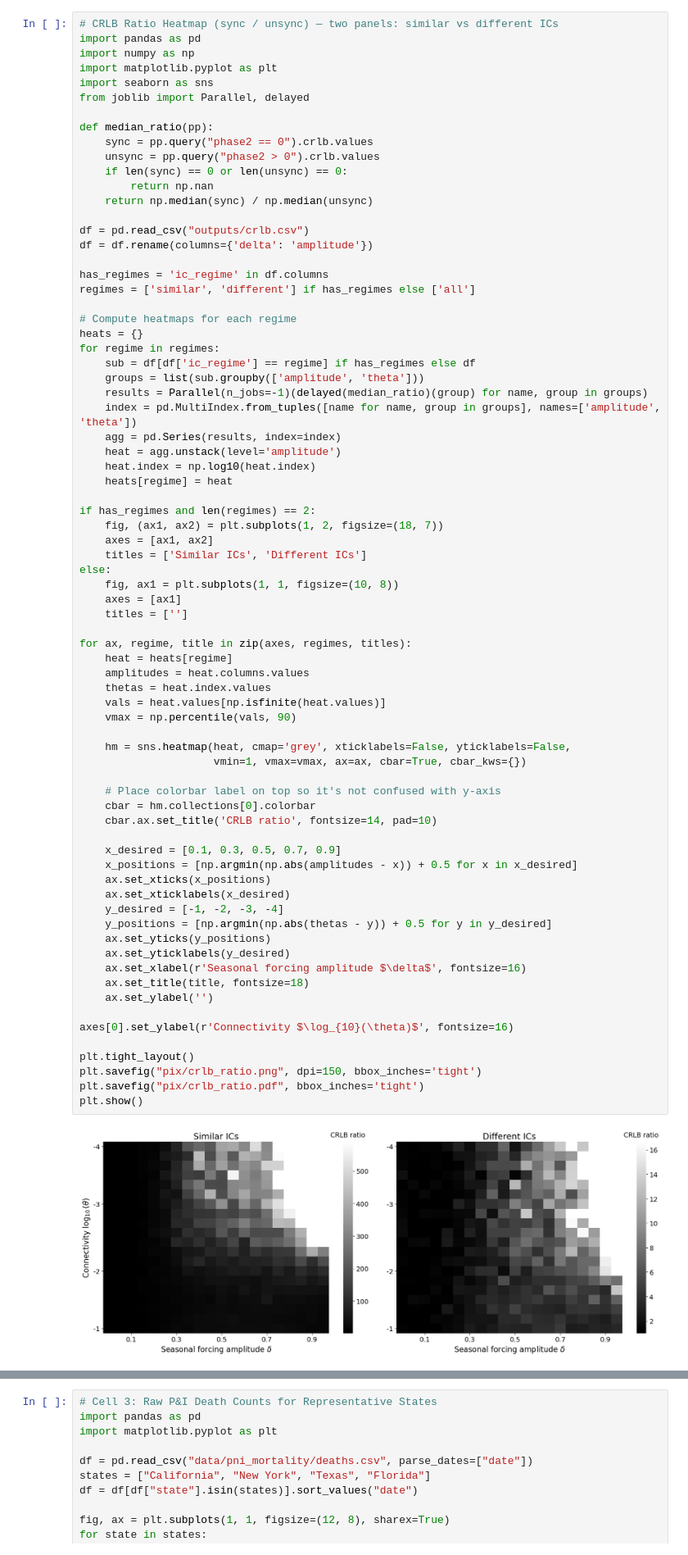
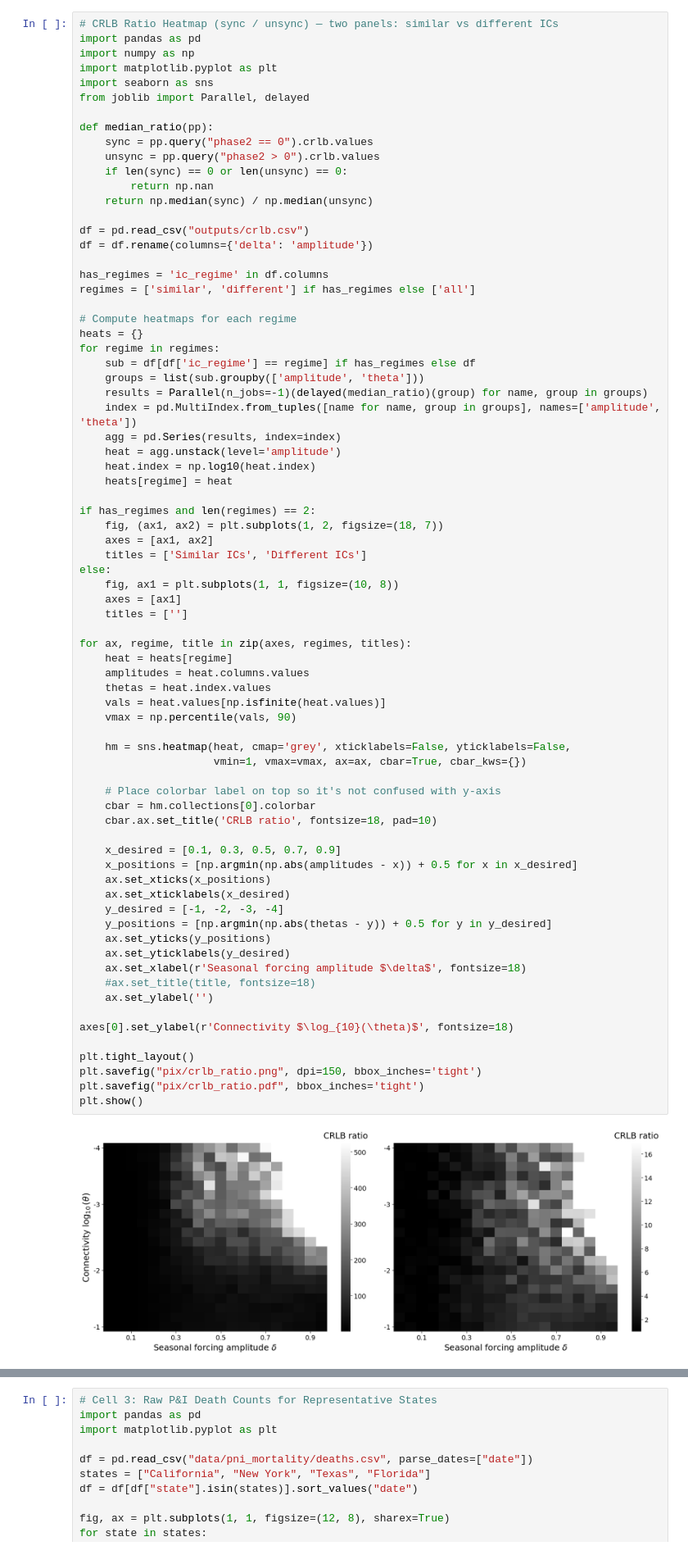
Before and after one commit to yairdaon/contacts, a Jupyter notebook: visualization_notebook.ipynb, the cells around one changed output, grey strips where cells are left out. Shown at 82% size. Cells and saved outputs as stored; diff of their text form.

```diff
--- a/visualization_notebook.ipynb
+++ b/visualization_notebook.ipynb
@@ -103,38 +103,38 @@ else:
 
 for ax, regime, title in zip(axes, regimes, titles):
     heat = heats[regime]
     amplitudes = heat.columns.values
     thetas = heat.index.values
     vals = heat.values[np.isfinite(heat.values)]
     vmax = np.percentile(vals, 90)
 
     hm = sns.heatmap(heat, cmap='grey', xticklabels=False, yticklabels=False,
                      vmin=1, vmax=vmax, ax=ax, cbar=True, cbar_kws={})
 
     # Place colorbar label on top so it's not confused with y-axis
     cbar = hm.collections[0].colorbar
-    cbar.ax.set_title('CRLB ratio', fontsize=14, pad=10)
+    cbar.ax.set_title('CRLB ratio', fontsize=18, pad=10)
 
     x_desired = [0.1, 0.3, 0.5, 0.7, 0.9]
     x_positions = [np.argmin(np.abs(amplitudes - x)) + 0.5 for x in x_desired]
     ax.set_xticks(x_positions)
     ax.set_xticklabels(x_desired)
     y_desired = [-1, -2, -3, -4]
     y_positions = [np.argmin(np.abs(thetas - y)) + 0.5 for y in y_desired]
     ax.set_yticks(y_positions)
     ax.set_yticklabels(y_desired)
-    ax.set_xlabel(r'Seasonal forcing amplitude $\delta$', fontsize=16)
-    ax.set_title(title, fontsize=18)
+    ax.set_xlabel(r'Seasonal forcing amplitude $\delta$', fontsize=18)
+    #ax.set_title(title, fontsize=18)
     ax.set_ylabel('')
 
-axes[0].set_ylabel(r'Connectivity $\log_{10}(\theta)$', fontsize=16)
+axes[0].set_ylabel(r'Connectivity $\log_{10}(\theta)$', fontsize=18)
 
 plt.tight_layout()
 plt.savefig("pix/crlb_ratio.png", dpi=150, bbox_inches='tight')
 plt.savefig("pix/crlb_ratio.pdf", bbox_inches='tight')
 plt.show()
 # %% [output]
-[figure, old version]
+[figure, new version]
 # %%
 # Cell 2: Profile Likelihood Surface — two panels
 # Left: similar ICs. Right: different ICs.
```
Also changed, not shown: parts of 8 cells of this notebook, 7 other files.
